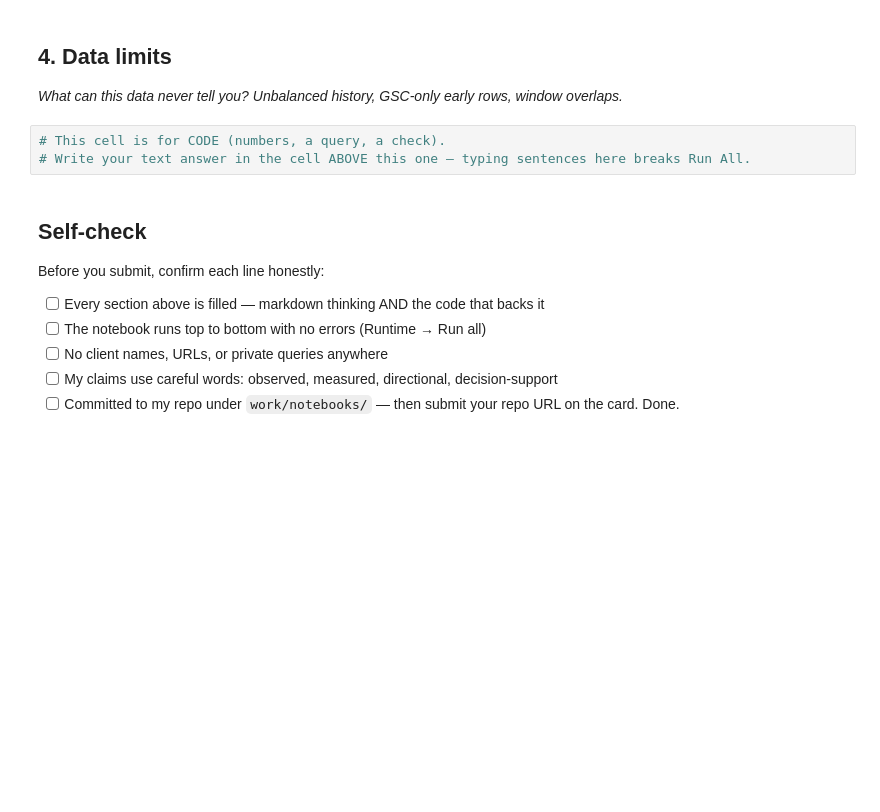
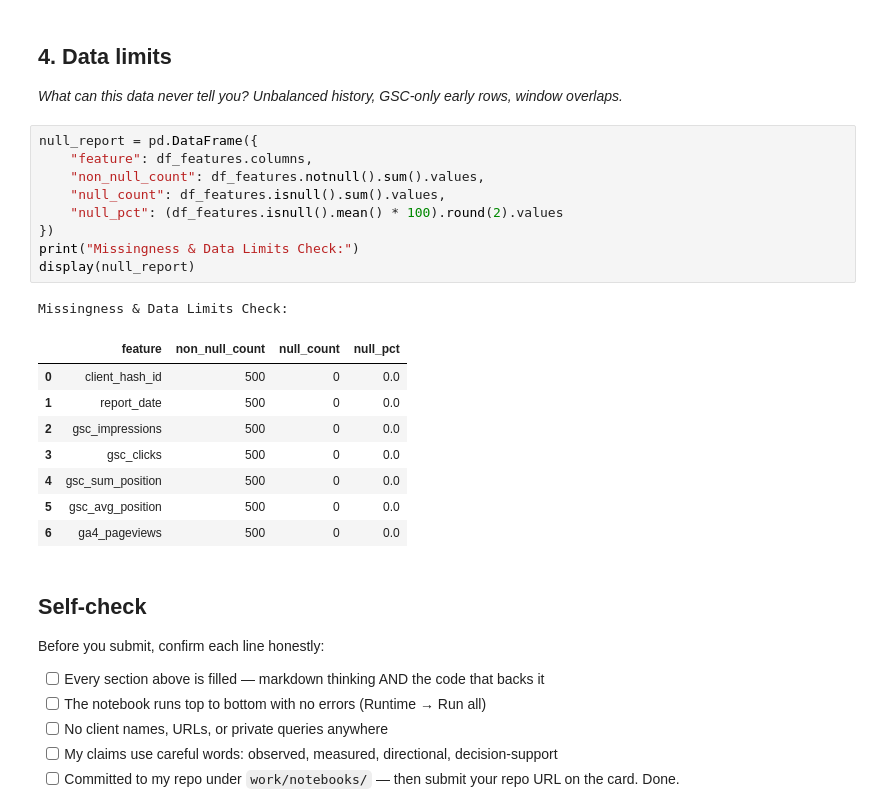
Before and after one commit to ashu141d/flyrank-ml-internship, a Jupyter notebook: work/notebooks/w03_data_contract.ipynb, the cells around one changed output. Cells and saved outputs as stored; diff of their text form; blank space fills up the shorter version.

```diff
--- a/work/notebooks/w03_data_contract.ipynb
+++ b/work/notebooks/w03_data_contract.ipynb
@@ -31,9 +183,25 @@ This skeleton is yours to fill. Work the sections **in order** — each one has
 ## 4. Data limits
 
 *What can this data never tell you? Unbalanced history, GSC-only early rows, window overlaps.*
-# %%
-# This cell is for CODE (numbers, a query, a check).
-# Write your text answer in the cell ABOVE this one — typing sentences here breaks Run All.
+# %%
+null_report = pd.DataFrame({
+    "feature": df_features.columns,
+    "non_null_count": df_features.notnull().sum().values,
+    "null_count": df_features.isnull().sum().values,
+    "null_pct": (df_features.isnull().mean() * 100).round(2).values
+})
+print("Missingness & Data Limits Check:")
+display(null_report)
+# %% [output]
+Missingness & Data Limits Check:
+|  | feature | non_null_count | null_count | null_pct |
+| 0 | client_hash_id | 500 | 0 | 0.0 |
+| 1 | report_date | 500 | 0 | 0.0 |
+| 2 | gsc_impressions | 500 | 0 | 0.0 |
+| 3 | gsc_clicks | 500 | 0 | 0.0 |
+| 4 | gsc_sum_position | 500 | 0 | 0.0 |
+| 5 | gsc_avg_position | 500 | 0 | 0.0 |
+| 6 | ga4_pageviews | 500 | 0 | 0.0 |
 # %% [markdown]
 ## Self-check
 
```
Also changed, not shown: parts of 7 cells of this notebook.
